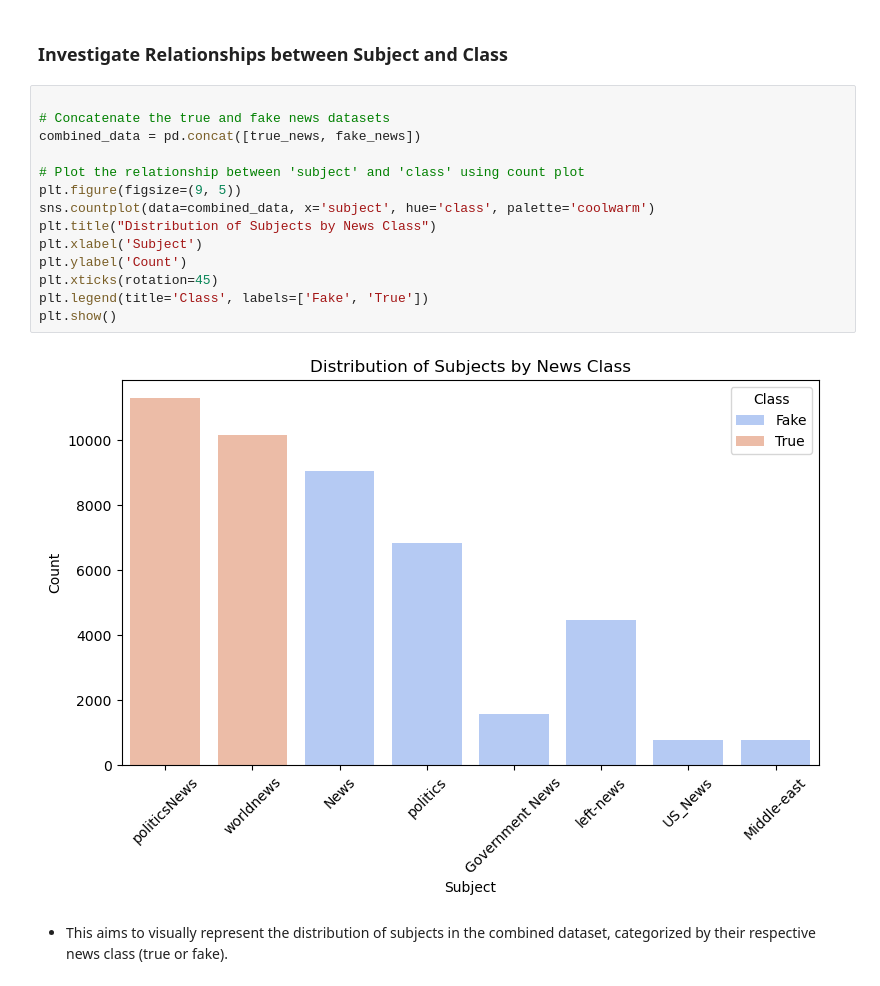
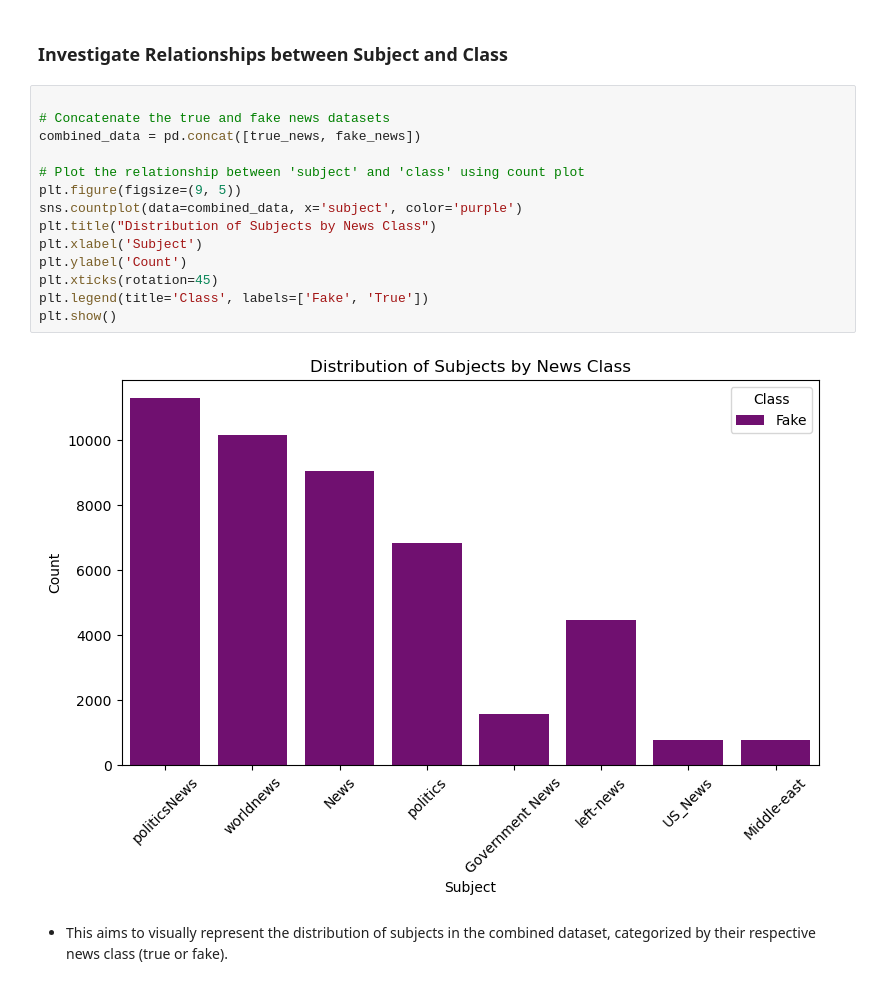
Before and after one commit to idatonui/Fake-News-Prediction, a Jupyter notebook: Fake News Prediction Notebook.ipynb, the cells around one changed output. Saved outputs shown, nothing was run; the diff lists cells and outputs as text.

```diff
--- a/Fake News Prediction Notebook.ipynb
+++ b/Fake News Prediction Notebook.ipynb
@@ -296,19 +298,19 @@ plt.show()
 # %%
 
 # Concatenate the true and fake news datasets
 combined_data = pd.concat([true_news, fake_news])
 
 # Plot the relationship between 'subject' and 'class' using count plot
 plt.figure(figsize=(9, 5))
-sns.countplot(data=combined_data, x='subject', hue='class', palette='coolwarm')
+sns.countplot(data=combined_data, x='subject', color='purple')
 plt.title("Distribution of Subjects by News Class")
 plt.xlabel('Subject')
 plt.ylabel('Count')
 plt.xticks(rotation=45)
 plt.legend(title='Class', labels=['Fake', 'True'])
 plt.show()
 # %% [output]
-[figure, old version]
+[figure, new version]
 # %% [markdown]
 - This aims to visually represent the distribution of subjects in the combined dataset, categorized by their respective news class (true or fake).
 # %% [markdown]
```
Also changed, not shown: parts of 27 cells of this notebook.
